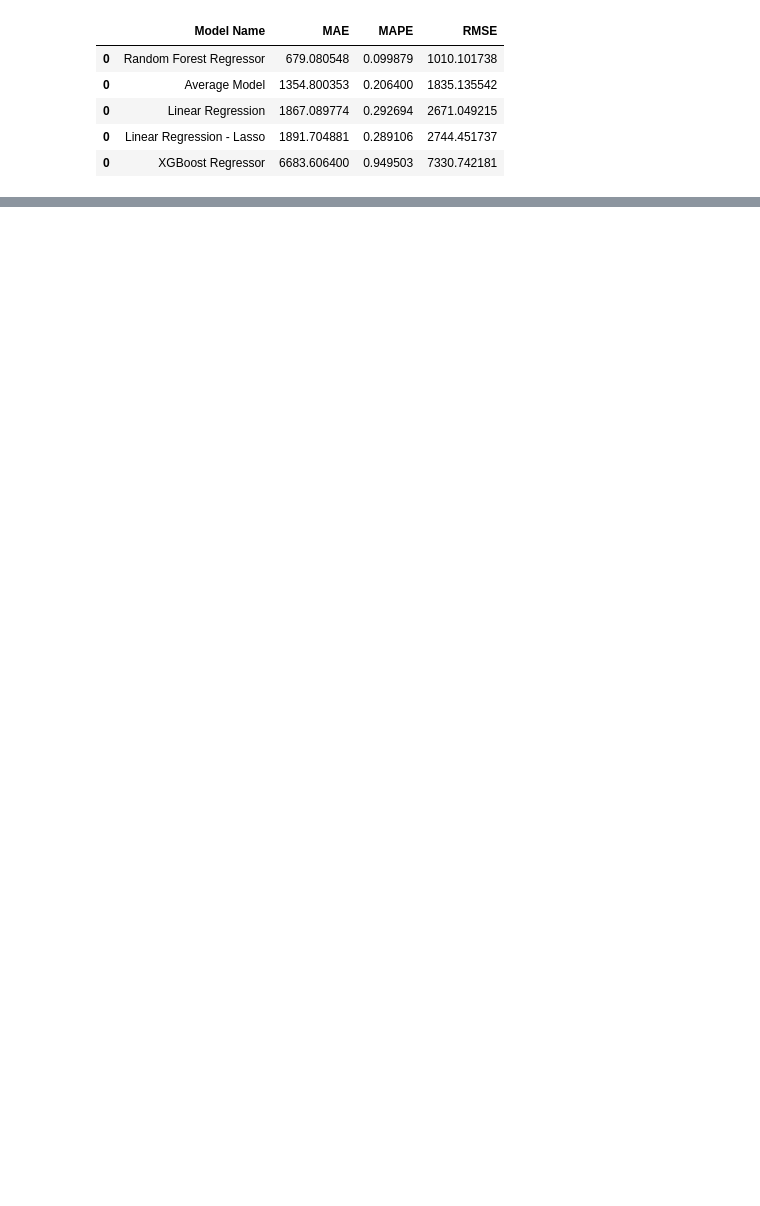
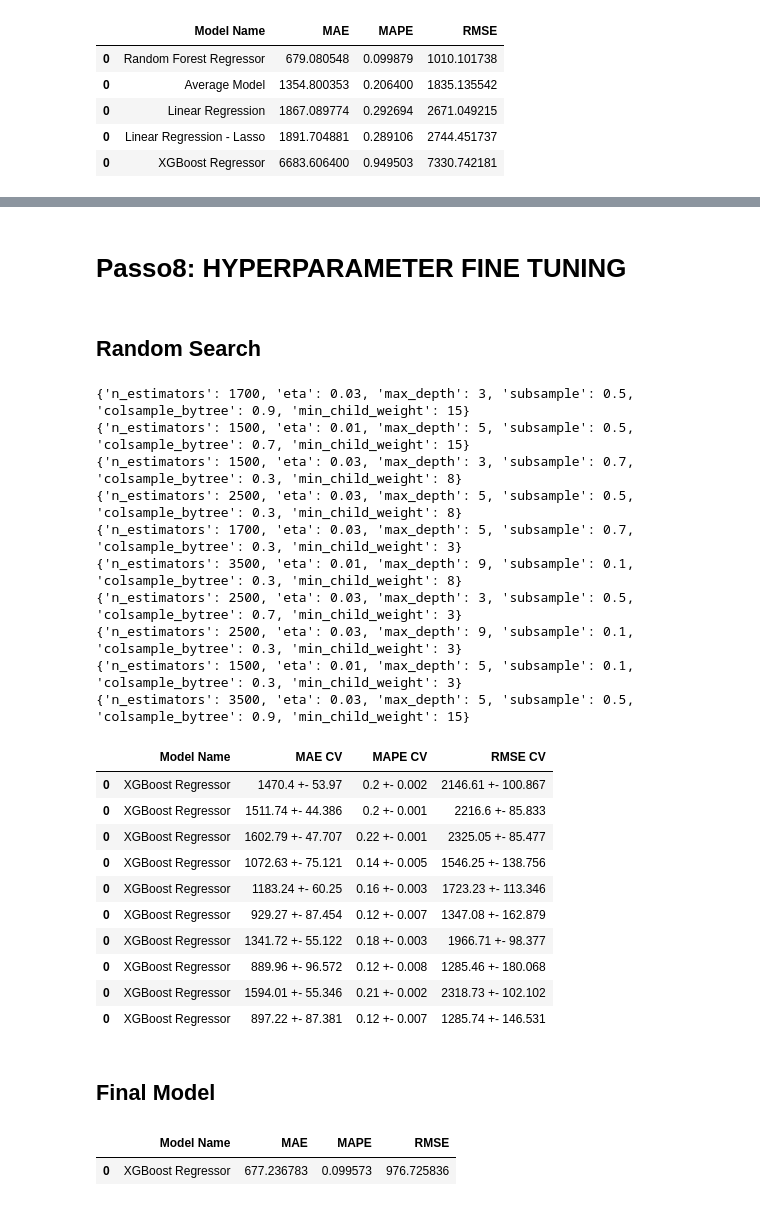
Before and after one commit to crisguimaraes/DS_Producao_Rossmann, a Jupyter notebook: M07_v01_v02_store_sales_prediction.ipynb, the cells around one changed output, grey strips where cells are left out. Cells and saved outputs as stored; diff of their text form; code cells hidden in the pictures; blank space fills up the shorter version.

Commit message:
hyperparameter fine tuning strategy done

```diff
--- a/M07_v01_v02_store_sales_prediction.ipynb
+++ b/M07_v01_v02_store_sales_prediction.ipynb
@@ -1296,0 +1299,60 @@ modelling_result_cv.sort_values( 'RMSE CV' )
+# %% [markdown]
+# Passo8: HYPERPARAMETER FINE TUNING
+# %% [markdown]
+## Random Search
+# %%
+param = {'n_estimators': [1500, 1700, 2500, 3000, 3500],
+        'eta': [0.01, 0.03],
+        'max_depth': [3, 5, 9],
+        'subsample': [0.1, 0.5, 0.7],
+        'colsample_bytree': [0.3, 0.7, 0.9],
+        'min_child_weight': [3, 8, 15] }
+
+MAX_EVAL = 10
+# %%
+final_result = pd.DataFrame()
+
+for i in range( MAX_EVAL):
+
+    #choose values for parameters randomly
+    hp = { k: random.sample( v, 1 )[0] for k, v in param.items() }
+    print(hp)
+
+    #model
+    model_xgb = xgb.XGBRegressor( objective = 'reg:squarederror',
+                                  n_estimators = hp['n_estimators'],
+                                  eta = hp['eta'],
+                                  max_depth = hp['max_depth'],
+                                  subsample = hp['subsample'],
+                                  colsample_bytree = hp['colsample_bytree'],
+                                  min_child_weight = hp['min_child_weight'])
+
+    # performance
+    result = cross_validation( x_training, 2, 'XGBoost Regressor', model_xgb, verbose=False )
+    final_result = pd.concat([final_result, result])
+
+final_result
+# %% [output]
+{'n_estimators': 1700, 'eta': 0.03, 'max_depth': 3, 'subsample': 0.5, 'colsample_bytree': 0.9, 'min_child_weight': 15}
+{'n_estimators': 1500, 'eta': 0.01, 'max_depth': 5, 'subsample': 0.5, 'colsample_bytree': 0.7, 'min_child_weight': 15}
+{'n_estimators': 1500, 'eta': 0.03, 'max_depth': 3, 'subsample': 0.7, 'colsample_bytree': 0.3, 'min_child_weight': 8}
+{'n_estimators': 2500, 'eta': 0.03, 'max_depth': 5, 'subsample': 0.5, 'colsample_bytree': 0.3, 'min_child_weight': 8}
+{'n_estimators': 1700, 'eta': 0.03, 'max_depth': 5, 'subsample': 0.7, 'colsample_bytree': 0.3, 'min_child_weight': 3}
+{'n_estimators': 3500, 'eta': 0.01, 'max_depth': 9, 'subsample': 0.1, 'colsample_bytree': 0.3, 'min_child_weight': 8}
+{'n_estimators': 2500, 'eta': 0.03, 'max_depth': 3, 'subsample': 0.5, 'colsample_bytree': 0.7, 'min_child_weight': 3}
+{'n_estimators': 2500, 'eta': 0.03, 'max_depth': 9, 'subsample': 0.1, 'colsample_bytree': 0.3, 'min_child_weight': 3}
+{'n_estimators': 1500, 'eta': 0.01, 'max_depth': 5, 'subsample': 0.1, 'colsample_bytree': 0.3, 'min_child_weight': 3}
+{'n_estimators': 3500, 'eta': 0.03, 'max_depth': 5, 'subsample': 0.5, 'colsample_bytree': 0.9, 'min_child_weight': 15}
+|  | Model Name | MAE CV | MAPE CV | RMSE CV |
+| 0 | XGBoost Regressor | 1470.4 +- 53.97 | 0.2 +- 0.002 | 2146.61 +- 100.867 |
+| 0 | XGBoost Regressor | 1511.74 +- 44.386 | 0.2 +- 0.001 | 2216.6 +- 85.833 |
+| 0 | XGBoost Regressor | 1602.79 +- 47.707 | 0.22 +- 0.001 | 2325.05 +- 85.477 |
+| 0 | XGBoost Regressor | 1072.63 +- 75.121 | 0.14 +- 0.005 | 1546.25 +- 138.756 |
+| 0 | XGBoost Regressor | 1183.24 +- 60.25 | 0.16 +- 0.003 | 1723.23 +- 113.346 |
+| 0 | XGBoost Regressor | 929.27 +- 87.454 | 0.12 +- 0.007 | 1347.08 +- 162.879 |
+| 0 | XGBoost Regressor | 1341.72 +- 55.122 | 0.18 +- 0.003 | 1966.71 +- 98.377 |
+| 0 | XGBoost Regressor | 889.96 +- 96.572 | 0.12 +- 0.008 | 1285.46 +- 180.068 |
+| 0 | XGBoost Regressor | 1594.01 +- 55.346 | 0.21 +- 0.002 | 2318.73 +- 102.102 |
+| 0 | XGBoost Regressor | 897.22 +- 87.381 | 0.12 +- 0.007 | 1285.74 +- 146.531 |
+# %% [markdown]
+## Final Model
@@ -1296,0 +1366,19 @@ modelling_result_cv.sort_values( 'RMSE CV' )
+# %%
+#model
+model_xgb_tuned = xgb.XGBRegressor( objective = 'reg:squarederror',
+                                    n_estimators = param_tuned['n_estimators'],
+                                    eta = param_tuned['eta'],
+                                    max_depth = param_tuned['max_depth'],
+                                    subsample = param_tuned['subsample'],
+                                    colsample_bytree = param_tuned['colsample_bytree'],
+                                    min_child_weight = param_tuned['min_child_weight']).fit(x_train, y_train)
+
+#prediction
+yhat_xgb_tuned = model_xgb_tuned.predict(x_test)
+
+# performance
+xgb_result_tuned = ml_error( 'XGBoost Regressor', np.expm1( y_test ), np.expm1( yhat_xgb_tuned ) )
+xgb_result_tuned
+# %% [output]
+|  | Model Name | MAE | MAPE | RMSE |
+| 0 | XGBoost Regressor | 677.236783 | 0.099573 | 976.725836 |
```
Also changed, not shown: parts of 25 cells of this notebook.
